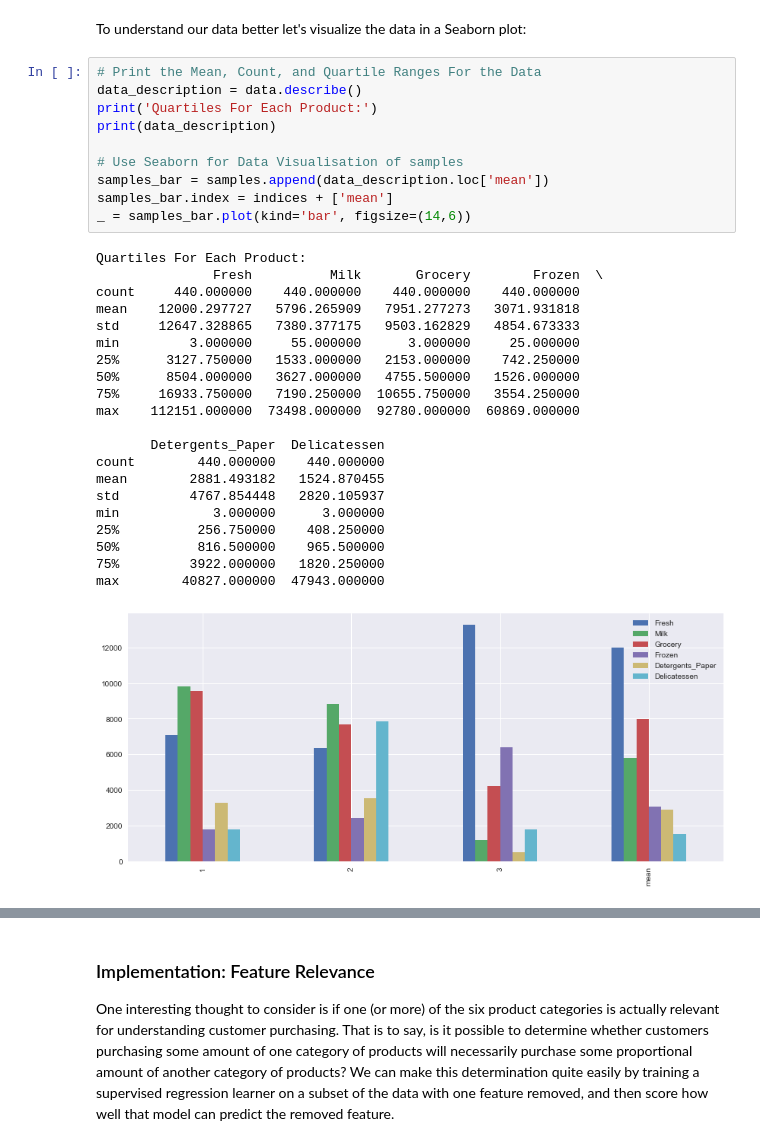
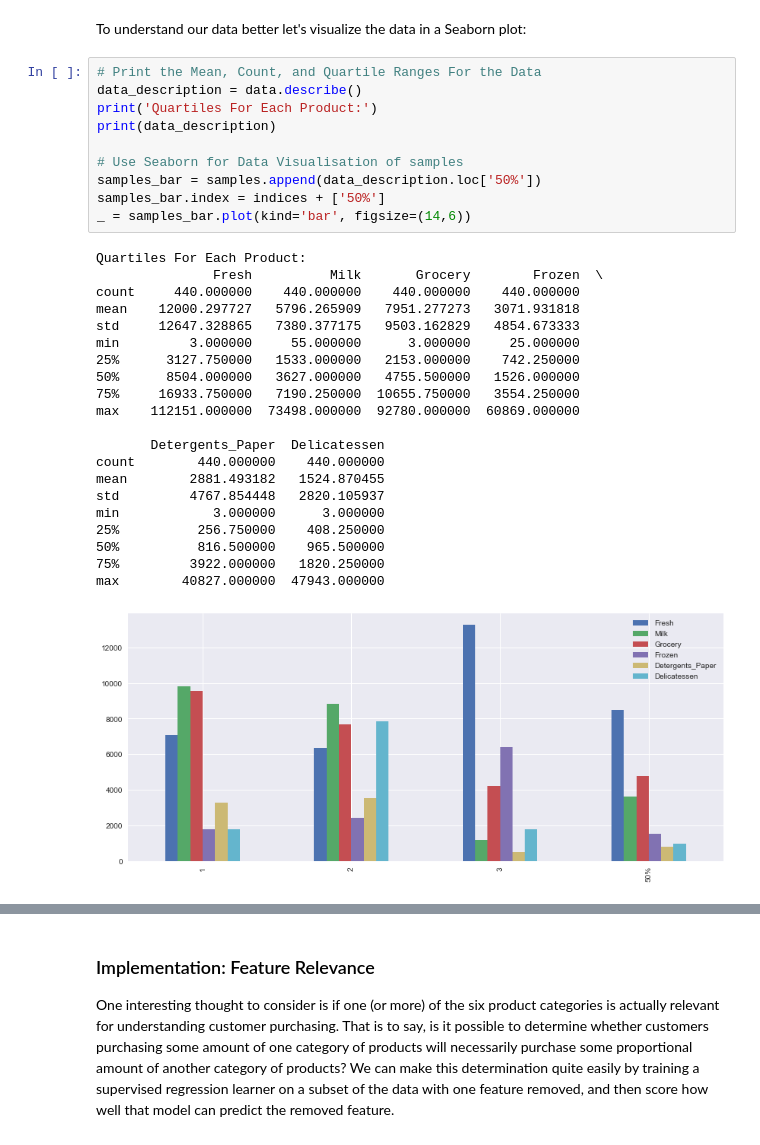
Before and after one commit to paulfoley/Udacity_Nanodegree-Machine_Learning, a Jupyter notebook: projects/customer_segments/customer_segments.ipynb, the cells around one changed output, grey strips where cells are left out. Cells and saved outputs as stored; diff of their text form.

```diff
--- a/projects/customer_segments/customer_segments.ipynb
+++ b/projects/customer_segments/customer_segments.ipynb
@@ -90,35 +90,35 @@ To understand our data better let's visualize the data in a Seaborn plot:
 # %%
 # Print the Mean, Count, and Quartile Ranges For the Data
 data_description = data.describe()
 print('Quartiles For Each Product:')
 print(data_description)
 
 # Use Seaborn for Data Visualisation of samples
-samples_bar = samples.append(data_description.loc['mean'])
-samples_bar.index = indices + ['mean']
+samples_bar = samples.append(data_description.loc['50%'])
+samples_bar.index = indices + ['50%']
 _ = samples_bar.plot(kind='bar', figsize=(14,6))
 # %% [output]
 Quartiles For Each Product:
                Fresh          Milk       Grocery        Frozen  \
 count     440.000000    440.000000    440.000000    440.000000
 mean    12000.297727   5796.265909   7951.277273   3071.931818
 std     12647.328865   7380.377175   9503.162829   4854.673333
 min         3.000000     55.000000      3.000000     25.000000
 25%      3127.750000   1533.000000   2153.000000    742.250000
 50%      8504.000000   3627.000000   4755.500000   1526.000000
 75%     16933.750000   7190.250000  10655.750000   3554.250000
 max    112151.000000  73498.000000  92780.000000  60869.000000
 
        Detergents_Paper  Delicatessen
 count        440.000000    440.000000
 mean        2881.493182   1524.870455
 std         4767.854448   2820.105937
 min            3.000000      3.000000
 25%          256.750000    408.250000
 50%          816.500000    965.500000
 75%         3922.000000   1820.250000
 max        40827.000000  47943.000000
-[figure, old version]
+[figure, new version]
 # %% [markdown]
 Now that we have the data description, let's look at each sample:
 
```
Also changed, not shown: parts of 15 cells of this notebook, 1 other file.
